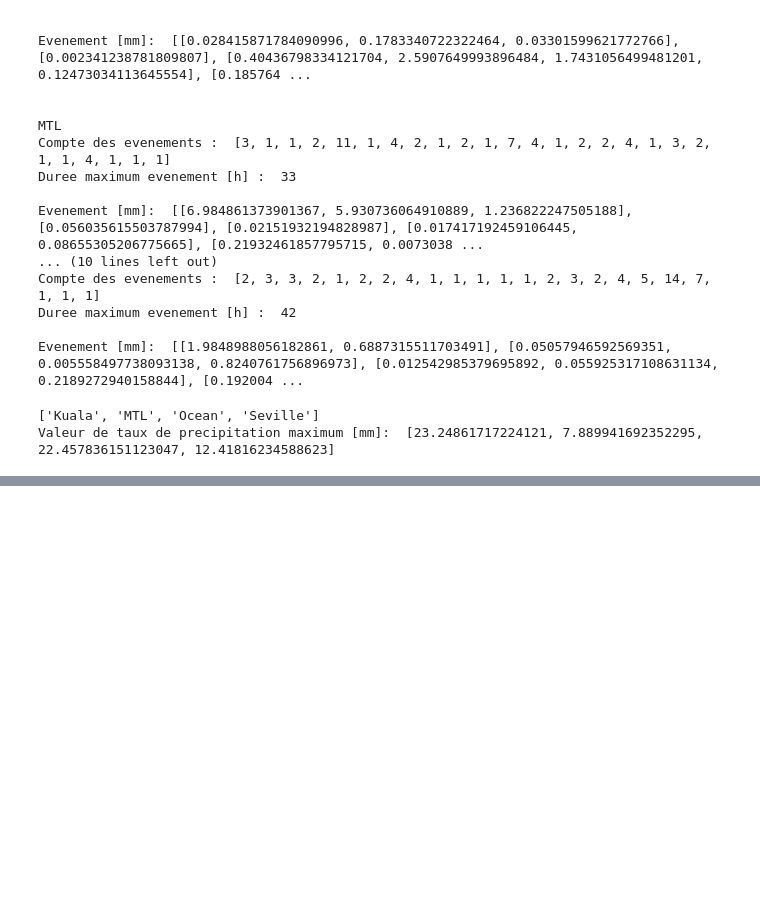
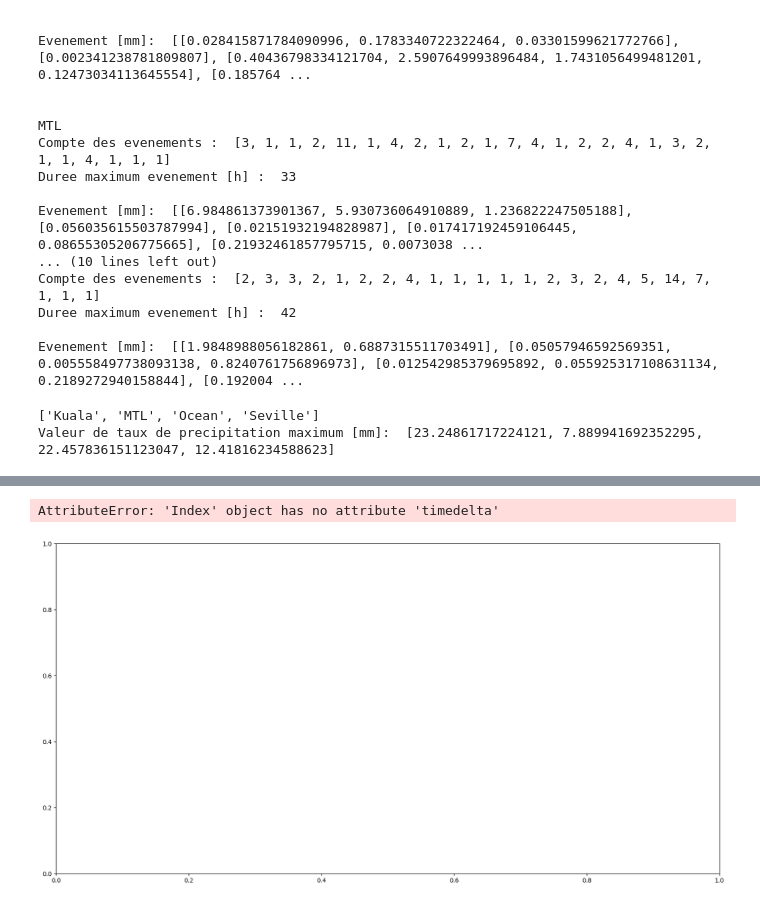
Before and after one commit to Snowbave/git_test, a Jupyter notebook: pipipoupou.ipynb, the cells around one changed output, grey strips where cells are left out. Cells and saved outputs as stored; diff of their text form; code cells hidden in the pictures; blank space fills up the shorter version.

```diff
--- a/pipipoupou.ipynb
+++ b/pipipoupou.ipynb
@@ -17,11 +20,7 @@ path_file= Path(r"C:\Users\vazqu\OneDrive - UQAM\UQAM\5e session\Laboratoire3\tp
 # %%
 
 print(path_file)
-ds_i = xr.open_dataset(path_file,engine="netcdf4")
-#precipitation = ds_i['precipitationCal']
-#lons = ds_i['lon']
-#lats = ds_i['lat']
-#temps = ds_i['time']
+ds = xr.open_dataset(path_file,engine="netcdf4")
 # %% [output]
 C:\Users\vazqu\OneDrive - UQAM\UQAM\5e session\Laboratoire3\tp1\imerg_pr_201911_3h.nc4
 # %%
@@ -32,10 +31,10 @@ ocean_cor={"lat":5.0,"lon":106.0}
 sevile_cor={"lat":37.4,"lon":-6}
 # %%
 #Prendre les data sets des coordonne les plus proches
-kuala_ds = ds_i.sel(Kuala_cor,method='nearest')
-mtl_ds = ds_i.sel(Montreal_cor,method='nearest')
-ocean_ds = ds_i.sel(ocean_cor,method='nearest')
-seville_ds = ds_i.sel(sevile_cor,method='nearest')
+kuala_ds = ds.sel(Kuala_cor,method='nearest')
+mtl_ds = ds.sel(Montreal_cor,method='nearest')
+ocean_ds = ds.sel(ocean_cor,method='nearest')
+seville_ds = ds.sel(sevile_cor,method='nearest')
 
 liste_nom_ville=["Kuala","MTL","Ocean","Seville"]
 
@@ -298,0 +281,25 @@ Point 2: lat=45.550000, lon=-73.450000  |  +/- 50.0 km
+# %%
+for ville in liste_ville_n:
+    df_3h = ville[ville.index.time == pd.to_datetime('00:00:00').time()]['precipitationCal'].values
+    df_6h = ville[ville.index.time == pd.to_datetime('03:00:00').time()]['precipitationCal'].values
+    df_3h = ville[ville.index.time == pd.to_datetime('06:00:00').time()]['precipitationCal'].values
+    df_3h = ville[ville.index.time == pd.to_datetime('09:00:00').time()]['precipitationCal'].values
+    df_3h = ville[ville.index.time == pd.to_datetime('12:00:00').time()]['precipitationCal'].values
+    df_3h = ville[ville.index.time == pd.to_datetime('15:00:00').time()]['precipitationCal'].values
+    df_3h = ville[ville.index.time == pd.to_datetime('18:00:00').time()]['precipitationCal'].values
+    df_3h = ville[ville.index.time == pd.to_datetime('21:00:00').time()]['precipitationCal'].values
+# %%
+resultat_par_ville={}
+for i,ville in enumerate(liste_ville_n):
+    ville['hour_bin']=(ville.index.hour//3)*3
+    groupe = ville.groupby('hour_bin')['precipitationCal'].mean()
+    resultat_par_ville[liste_nom_ville[i]]=groupe
+
+df_final = pd.DataFrame(resultat_par_ville)
+df_final.index = df_final.index.map(lambda h: datetime.time(hour=h))
+for i,ville in enumerate(liste_ville_n):
+    fig, ax = plt.subplots(1,1,figsize=(20,10))
+    y=df_final['Kuala'].index.timedelta(hours=4)
+# %% [output]
+AttributeError: 'Index' object has no attribute 'timedelta'
+[figure, added]
```
Also changed, not shown: parts of 13 cells of this notebook.
